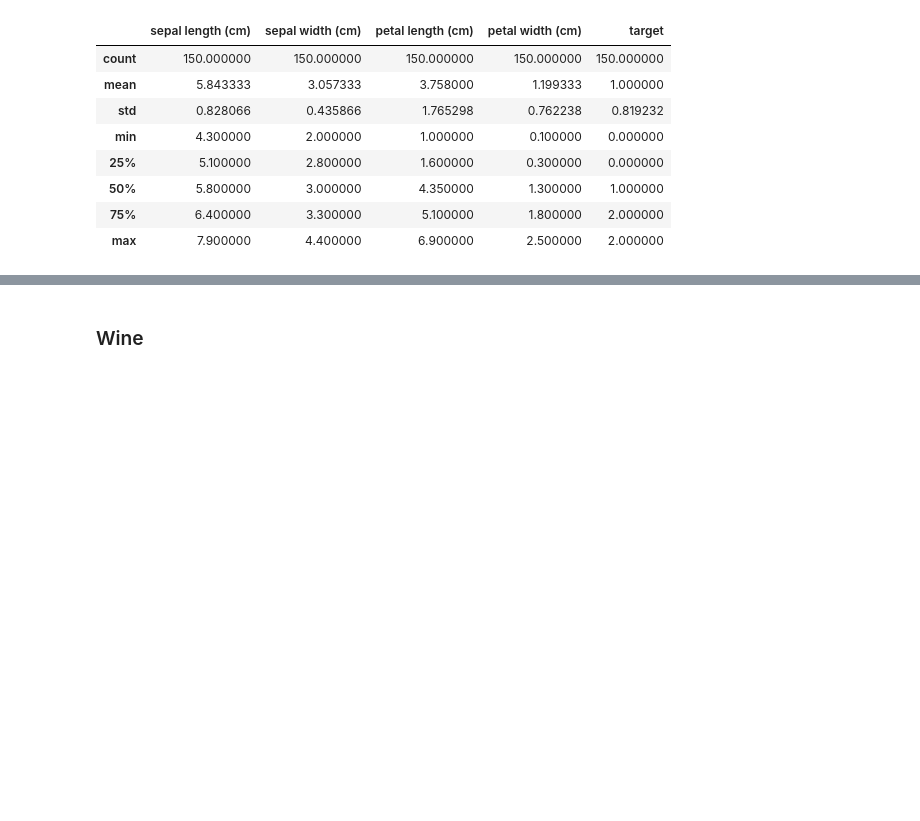
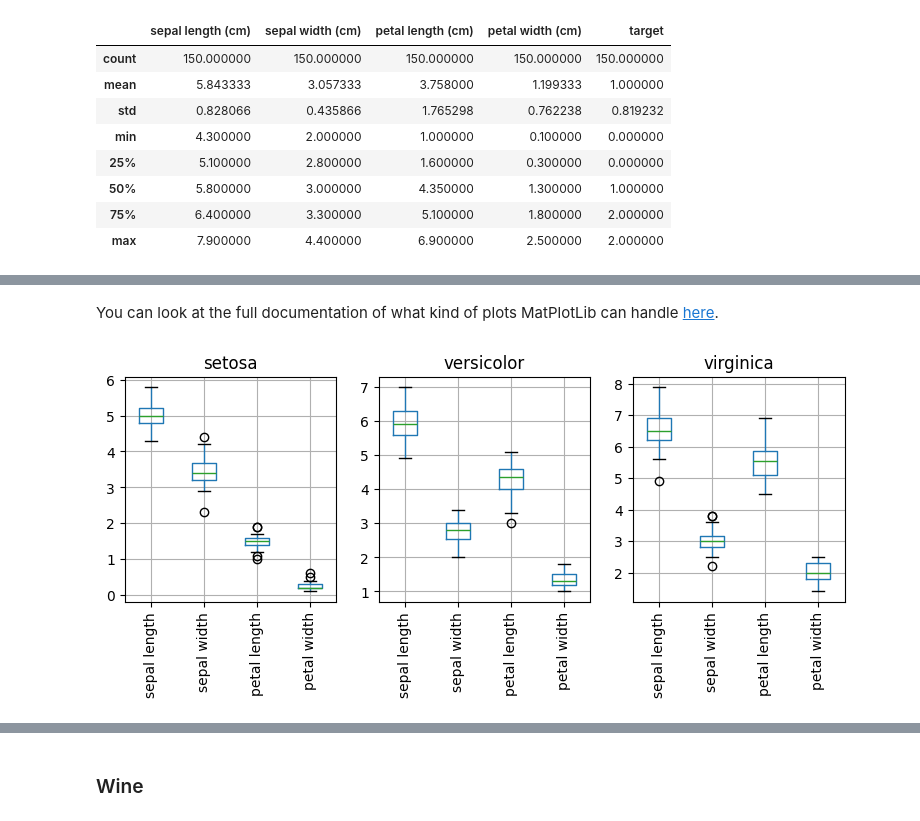
Before and after one commit to HealyStudents/DNID, a Jupyter notebook: Unit_01/Exploring_Toy_Datasets.ipynb, the cells around one changed output, grey strips where cells are left out. Drawn from its saved outputs; the diff is of its cells as text; code cells hidden in the pictures; blank space fills up the shorter version.

```diff
--- a/Unit_01/Exploring_Toy_Datasets.ipynb
+++ b/Unit_01/Exploring_Toy_Datasets.ipynb
@@ -56,0 +42,7 @@ plt.show()
+# %%
+# I don't love the column names including the units, so I'll clean those up (renaming columns)
+# Rename works a whole lot like `map`
+iris = iris.rename(columns={"sepal length (cm)":"sepal length", "sepal width (cm)": "sepal width", "petal length (cm)":"petal length", "petal width (cm)":"petal width"})
+#remove the "target" column, since it's now redundant
+iris.drop('target', axis=1, inplace=True)
+iris.head()
@@ -56,0 +67,25 @@ plt.show()
+# %% [markdown]
+You can look at the full documentation of what kind of plots MatPlotLib can handle [here](https://matplotlib.org/stable/plot_types/index.html).
+# %%
+# Maybe we could look at differences per species?
+
+# We're making a 3-columned figure -- 3 columns and a 9 by 3 figure size
+fig, ax = plt.subplots(ncols=3, figsize=(9, 3))
+
+#The groupby method allows us to group our data by particular columns
+iris.groupby("species").boxplot(
+    ax=ax, #connecting this boxplot method to the axes object we created above
+    rot=90, #rotating the x axis labels so they are more readable (try changing this number and see what it looks like!)
+    sharey=False, #We need to specify these as false when we run a groupby, else we'll get some angry warnings
+    sharex=False
+)
+
+plt.show()
+
+#Notice how the structure of the above code is a good bit different than the previous one!
+# With pandas and matplotlib, we can either call a plot method on the pandas dataframe (what we do here),
+#     or pass the dataframe to a matplotlib method (what we do in the previous example)
+
+# Other thing to notice... the scales are misleading!
+# %% [output]
+[figure, added]
```
Also changed, not shown: parts of 7 cells of this notebook.
